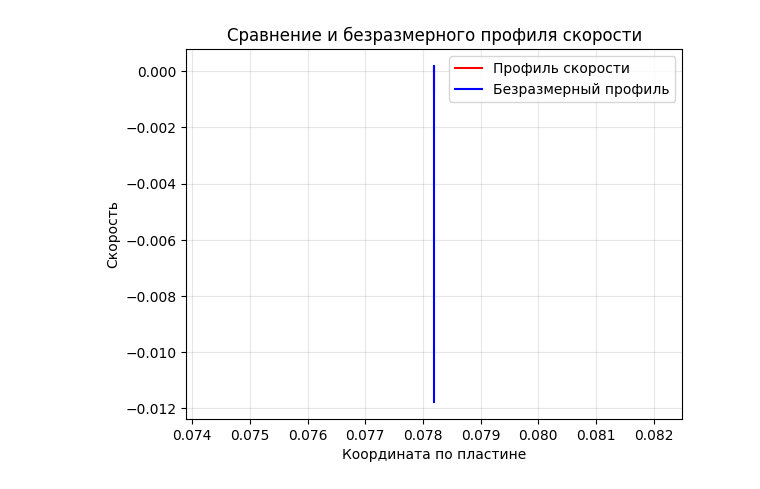
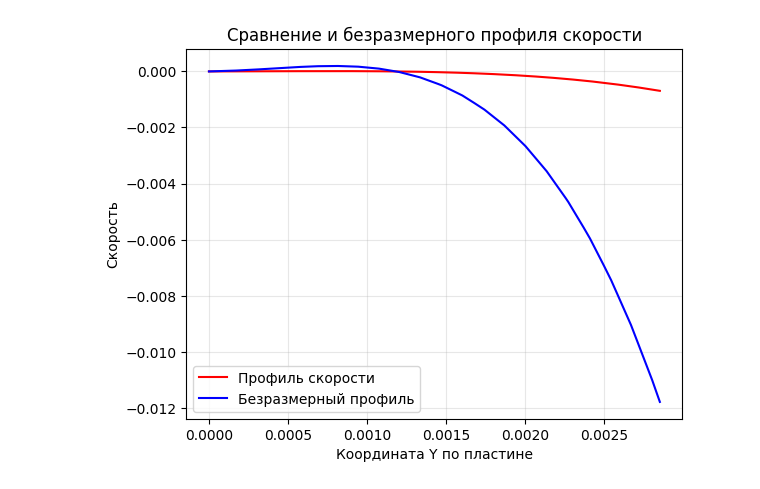
Before and after one commit to UlyanaGru/Fourier, a Jupyter notebook: vel_dimens.ipynb, the cells around one changed output. Saved outputs shown, nothing was run; the diff lists cells and outputs as text; code cells hidden in the pictures.

```diff
--- a/vel_dimens.ipynb
+++ b/vel_dimens.ipynb
@@ -39,20 +39,20 @@ import pandas as pd
 # %%
 filename = f"./data_vel/v1_udimnesless.csv"
 # %%
-data = pd.read_csv(filename,sep=';',usecols=[0,1,2,3])
+data = pd.read_csv(filename,sep=';',usecols=[0,1,2,4])
 # %%
 Ugy=data.iloc[:,0]
 Vof=data.iloc[:,1]
 Udim=data.iloc[:,2]
 CoordY=data.iloc[:,3]
 # %%
-plt.plot(CoordX, Ugy, 'r-', label='Профиль скорости')
-plt.plot(CoordX, Udim, 'b-', label='Безразмерный профиль')
-plt.xlabel('Координата по пластине')
+plt.plot(CoordY, Ugy, 'r-', label='Профиль скорости')
+plt.plot(CoordY, Udim, 'b-', label='Безразмерный профиль')
+plt.xlabel('Координата Y по пластине')
 plt.ylabel('Скорость')
 plt.legend()
 plt.grid(True, alpha=0.3)
 plt.title(f'Сравнение и безразмерного профиля скорости')
 plt.show()
 # %% [output]
-[figure, old version]
+[figure, new version]
```
